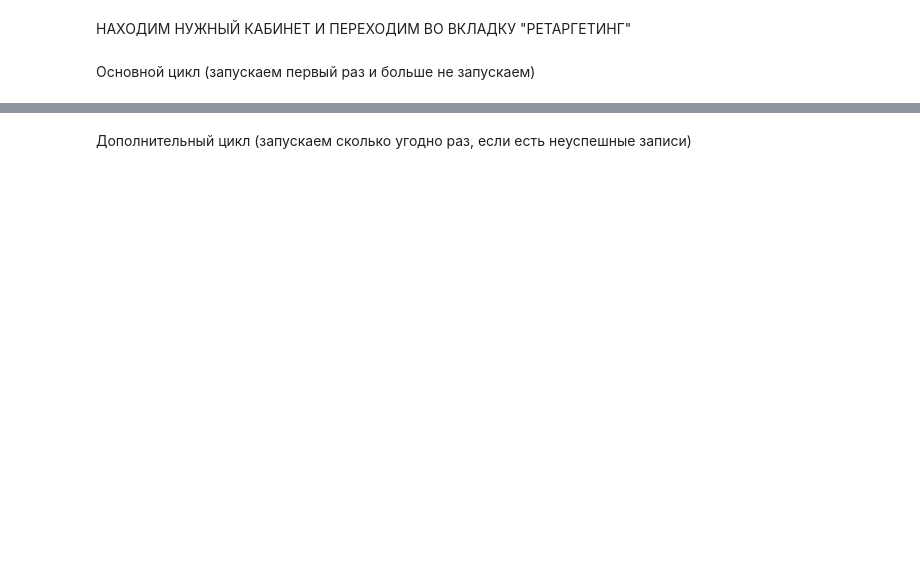
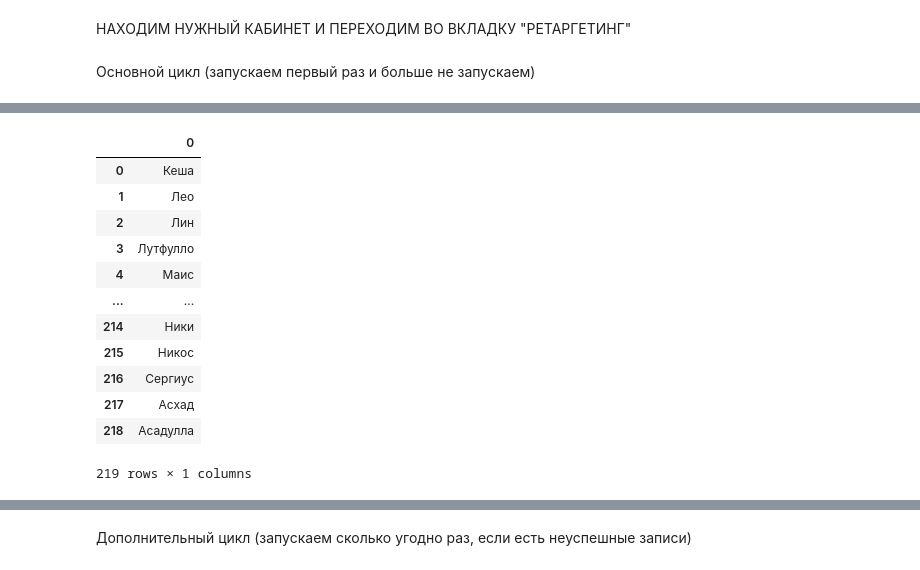
Before and after one commit to dmitriychanchikov/target_vk, a Jupyter notebook: delete_audiences.ipynb, the cells around one changed output, grey strips where cells are left out. Saved outputs shown, nothing was run; the diff lists cells and outputs as text; code cells hidden in the pictures; blank space fills up the shorter version.

```diff
--- a/delete_audiences.ipynb
+++ b/delete_audiences.ipynb
@@ -99,0 +213,19 @@ for n in not_found:
+# %%
+excel_file = 'to_delete.xlsx'
+
+names_to_delete = pd.read_excel(excel_file, header=None)
+names_to_delete
+# %% [output]
+|  | 0 |
+| 0 | Кеша |
+| 1 | Лео |
+| 2 | Лин |
+| 3 | Лутфулло |
+| 4 | Маис |
+| ... | ... |
+| 214 | Ники |
+| 215 | Никос |
+| 216 | Сергиус |
+| 217 | Асхад |
+| 218 | Асадулла |
+219 rows × 1 columns
```
Also changed, not shown: parts of 11 cells of this notebook.
